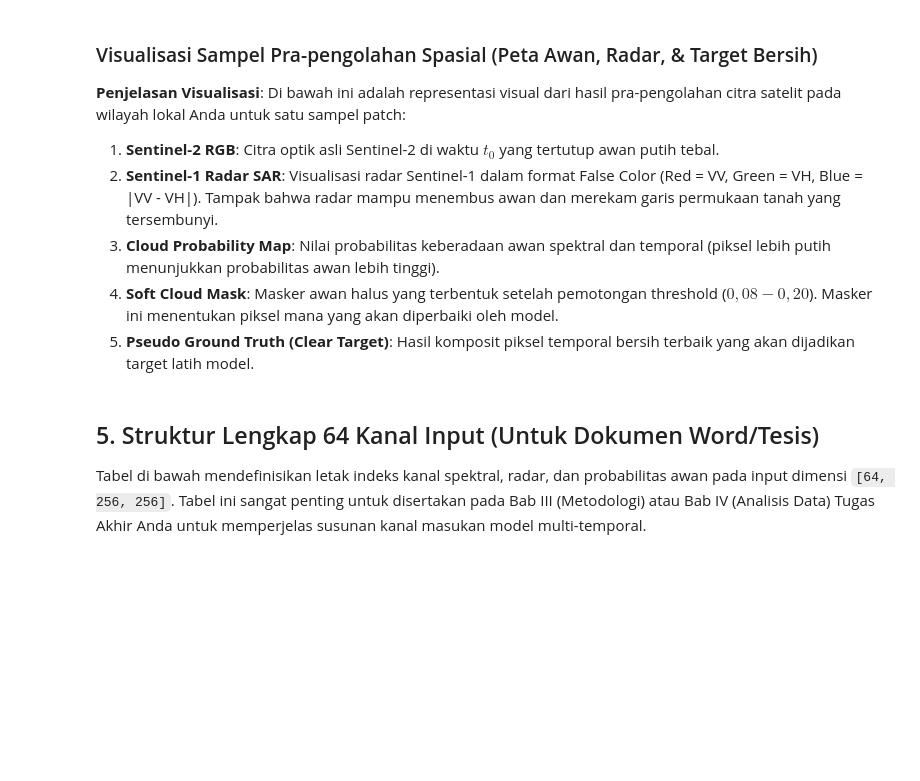
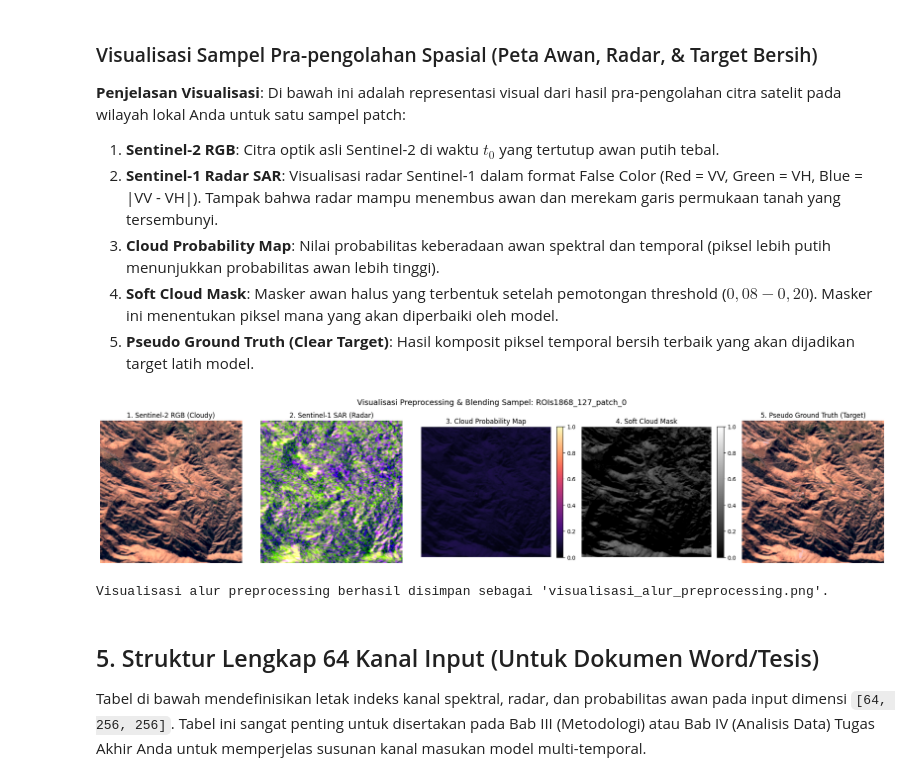
Before and after one commit to vulpolish-hub/Tugas-Akhir-M.-Abdul-Rafi, a Jupyter notebook: dataset_preprocessing_info.ipynb, the cells around one changed output. Saved outputs shown, nothing was run; the diff lists cells and outputs as text; code cells hidden in the pictures; blank space fills up the shorter version.

```diff
--- a/dataset_preprocessing_info.ipynb
+++ b/dataset_preprocessing_info.ipynb
@@ -315,34 +315,37 @@ if not samples_df.empty:
 
     # Plot visualisasi
     fig, axes = plt.subplots(1, 5, figsize=(20, 4.5))
 
     axes[0].imshow(s2_rgb)
     axes[0].set_title("1. Sentinel-2 RGB (Cloudy)")
     axes[0].axis("off")
 
     axes[1].imshow(s1_rgb)
     axes[1].set_title("2. Sentinel-1 SAR (Radar)")
     axes[1].axis("off")
 
     im_prob = axes[2].imshow(cloud_prob_t0, cmap="magma", vmin=0, vmax=1)
     axes[2].set_title("3. Cloud Probability Map")
     axes[2].axis("off")
     plt.colorbar(im_prob, ax=axes[2], fraction=0.046, pad=0.04)
 
     im_mask = axes[3].imshow(mask_t0, cmap='gray', vmin=0, vmax=1)
     axes[3].set_title('4. Soft Cloud Mask')
     axes[3].axis('off')
     plt.colorbar(im_mask, ax=axes[3], fraction=0.046, pad=0.04)
 
     axes[4].imshow(target_rgb)
     axes[4].set_title("5. Pseudo Ground Truth (Target)")
     axes[4].axis("off")
 
-    plt.suptitle(f"Visualisasi Preprocessing & Blending Sampel: {samples_df.iloc[0]['sample_id']}", fontsize=14, y=0.98)
+    plt.suptitle(f"Visualisasi Preprocessing & Blending Sampel: {row['ROI Group']}_{row['ROI ID']}_patch_{row['Patch ID']}", fontsize=14, y=0.98)
     plt.tight_layout()
     plt.savefig(DATASET_PATH.parent / "visualisasi_alur_preprocessing.png", dpi=180)
     plt.show()
     print("Visualisasi alur preprocessing berhasil disimpan sebagai 'visualisasi_alur_preprocessing.png'.")
+# %% [output]
+[figure, added]
+Visualisasi alur preprocessing berhasil disimpan sebagai 'visualisasi_alur_preprocessing.png'.
 # %% [markdown]
 ## 5. Struktur Lengkap 64 Kanal Input (Untuk Dokumen Word/Tesis)
 
```
Also changed, not shown: 52 other files.
